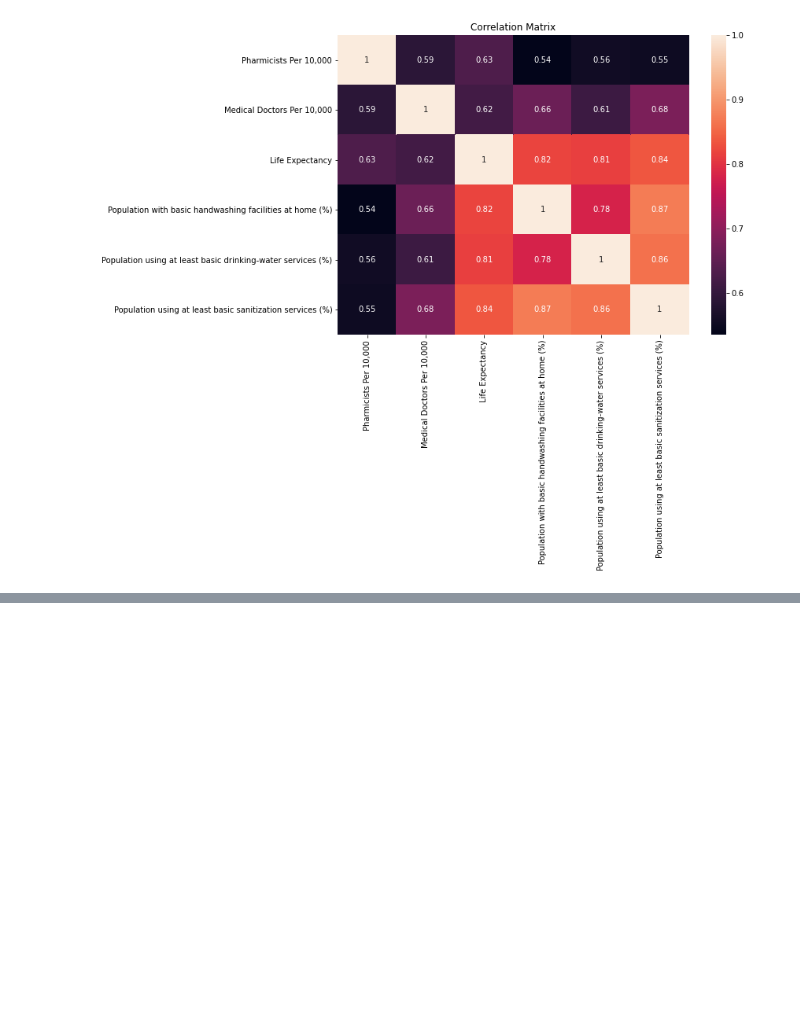
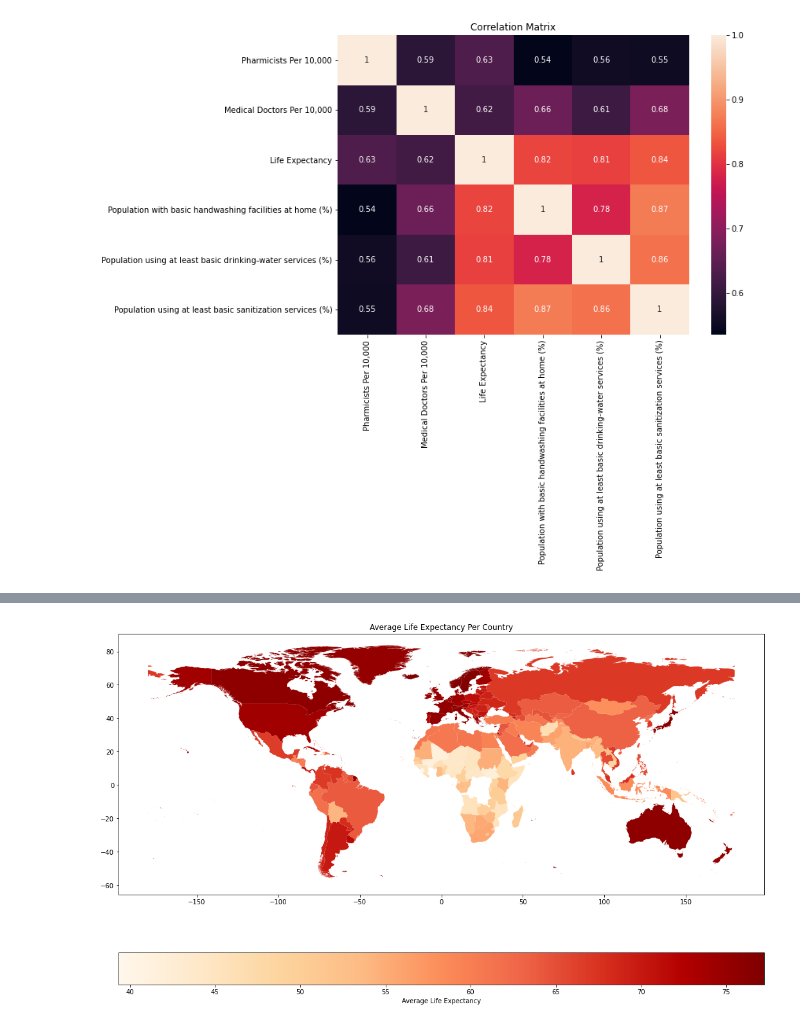
Before and after one commit to scaldwell545/life-expectancy-project, a Jupyter notebook: main.ipynb, the cells around one changed output, grey strips where cells are left out. Cells and saved outputs as stored; diff of their text form; code cells hidden in the pictures; blank space fills up the shorter version.

Commit message:
pushing more analysis and graphs

```diff
--- a/main.ipynb
+++ b/main.ipynb
@@ -477,0 +483,6 @@ plt.show()
+# %%
+## Let's take a look graphically at how each country compares in terms of average life expectancy
+
+## First, import a shape file for the world so we can plot this stuff
+fp = "resources/World_Countries__Generalized_.shp"
+map_df = gpd.read_file(fp)
@@ -477,0 +505,9 @@ plt.show()
+# %%
+## Filter out AFF ISO and average Life Epectancy from the original df, pull into another dataframe, and reformat for merging
+iso_df = final_merge_df.filter(["AFF_ISO", "Life Expectancy"], axis =1).set_index("AFF_ISO")
+iso_df = iso_df.groupby(["AFF_ISO"])["Life Expectancy"].mean().to_frame()
+iso_df = iso_df.rename(columns = {"Life Expectancy" : "avg_life"})
+# %%
+## Now merge on AFF ISO to get avg life expectancy into a dataframe
+map_merge_df = pd.merge(map_df, iso_df, on ="AFF_ISO")
+map_merge_df
@@ -477,0 +528,14 @@ plt.show()
+# %%
+## Convert the merged map dataframe into a geodataframe
+gdf = gpd.GeoDataFrame(map_merge_df)
+# %%
+## Now plot!
+gdf.plot(column = "avg_life",
+         figsize =(18,11),
+         legend = True,
+         cmap='OrRd',
+         legend_kwds={'label': "Average Life Expectancy",
+                      'orientation': "horizontal"}).set_title("Average Life Expectancy Per Country")
+plt.savefig("graphs/Average Life Expectancy by Continent.png")
+# %% [output]
+[figure, added]
```
Also changed, not shown: parts of 10 cells of this notebook, 14 other files.
